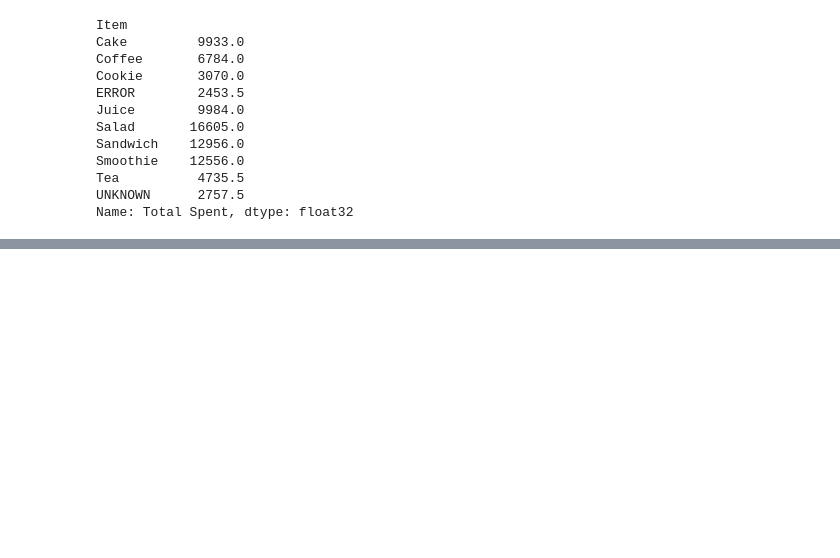
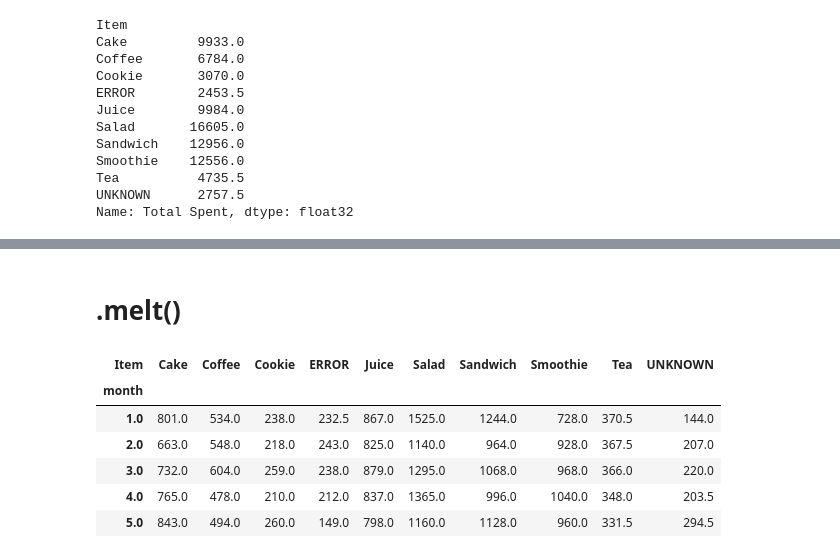
Before and after one commit to ibeginnernoob/Learn_ML, a Jupyter notebook: dataframe_aggregations.ipynb, the cells around one changed output, grey strips where cells are left out. Cells and saved outputs as stored; diff of their text form; code cells hidden in the pictures; blank space fills up the shorter version.

```diff
--- a/dataframe_aggregations.ipynb
+++ b/dataframe_aggregations.ipynb
@@ -353,0 +519,12 @@ Name: Total Spent, dtype: float32
+# %% [markdown]
+# .melt()
+# %%
+new_pivot_df.head()
+# %% [output]
+| Item | Cake | Coffee | Cookie | ERROR | Juice | Salad | Sandwich | Smoothie | Tea | UNKNOWN |
+| month |  |  |  |  |  |  |  |  |  |  |
+| 1.0 | 801.0 | 534.0 | 238.0 | 232.5 | 867.0 | 1525.0 | 1244.0 | 728.0 | 370.5 | 144.0 |
+| 2.0 | 663.0 | 548.0 | 218.0 | 243.0 | 825.0 | 1140.0 | 964.0 | 928.0 | 367.5 | 207.0 |
+| 3.0 | 732.0 | 604.0 | 259.0 | 238.0 | 879.0 | 1295.0 | 1068.0 | 968.0 | 366.0 | 220.0 |
+| 4.0 | 765.0 | 478.0 | 210.0 | 212.0 | 837.0 | 1365.0 | 996.0 | 1040.0 | 348.0 | 203.5 |
+| 5.0 | 843.0 | 494.0 | 260.0 | 149.0 | 798.0 | 1160.0 | 1128.0 | 960.0 | 331.5 | 294.5 |
```
Also changed, not shown: parts of 16 cells of this notebook.
